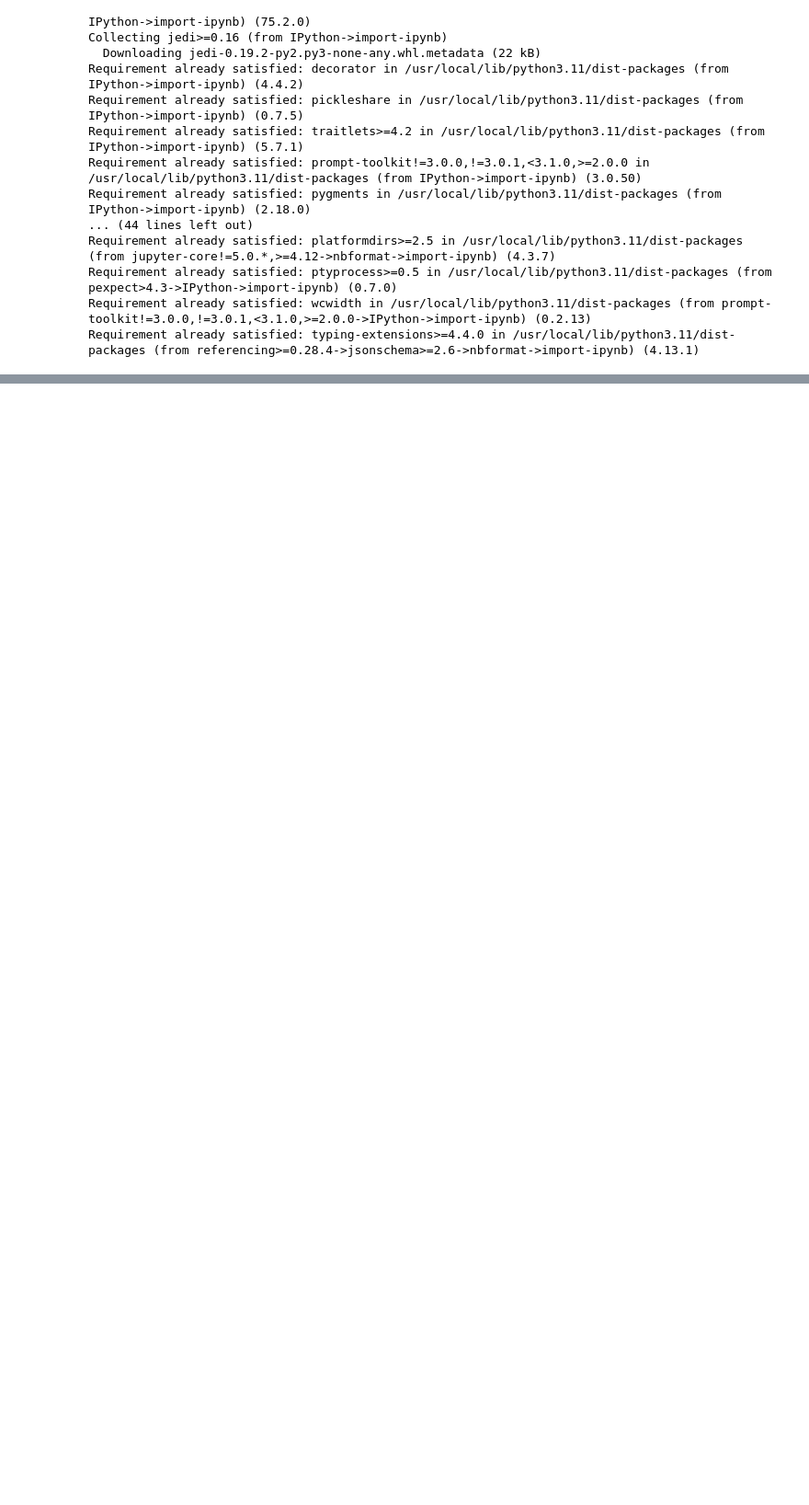
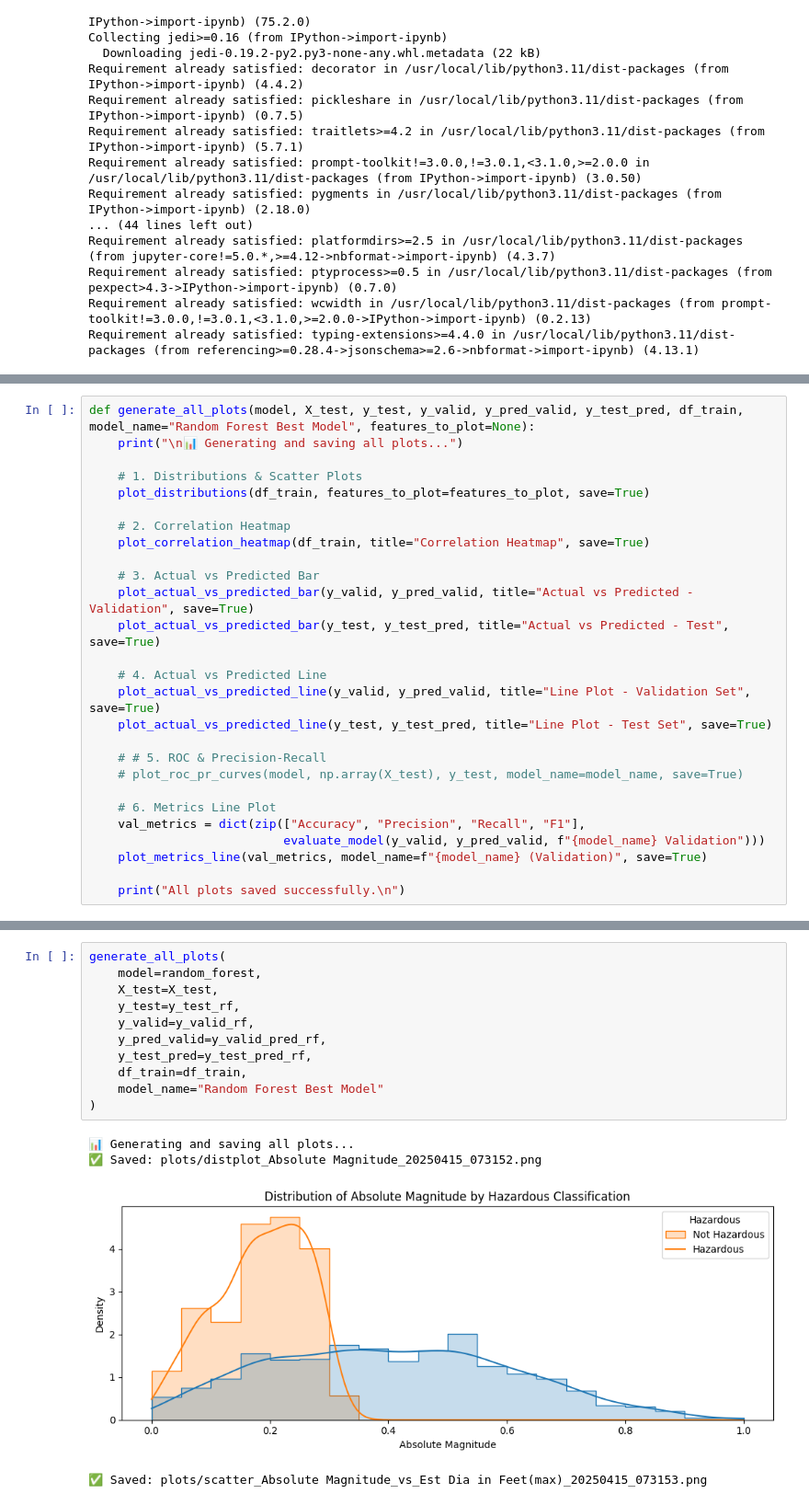
Before and after one commit to PriyanshuRao-code/AI-Lab-Project, a Jupyter notebook: FCNN_analysis.ipynb, the cells around one changed output, grey strips where cells are left out. Shown at 92% size. Cells and saved outputs as stored; diff of their text form; blank space fills up the shorter version.

```diff
--- a/FCNN_analysis.ipynb
+++ b/FCNN_analysis.ipynb
@@ -55,0 +523,27 @@ from sklearn.metrics import accuracy_score, precision_score, recall_score, f1_sc
+# %%
+def generate_all_plots(model, X_test, y_test, y_valid, y_pred_valid, y_test_pred, df_train, model_name="Random Forest Best Model", features_to_plot=None):
+    print("\n📊 Generating and saving all plots...")
+
+    # 1. Distributions & Scatter Plots
+    plot_distributions(df_train, features_to_plot=features_to_plot, save=True)
+
+    # 2. Correlation Heatmap
+    plot_correlation_heatmap(df_train, title="Correlation Heatmap", save=True)
+
+    # 3. Actual vs Predicted Bar
+    plot_actual_vs_predicted_bar(y_valid, y_pred_valid, title="Actual vs Predicted - Validation", save=True)
+    plot_actual_vs_predicted_bar(y_test, y_test_pred, title="Actual vs Predicted - Test", save=True)
+
+    # 4. Actual vs Predicted Line
+    plot_actual_vs_predicted_line(y_valid, y_pred_valid, title="Line Plot - Validation Set", save=True)
+    plot_actual_vs_predicted_line(y_test, y_test_pred, title="Line Plot - Test Set", save=True)
+
+    # # 5. ROC & Precision-Recall
+    # plot_roc_pr_curves(model, np.array(X_test), y_test, model_name=model_name, save=True)
+
+    # 6. Metrics Line Plot
+    val_metrics = dict(zip(["Accuracy", "Precision", "Recall", "F1"],
+                           evaluate_model(y_valid, y_pred_valid, f"{model_name} Validation")))
+    plot_metrics_line(val_metrics, model_name=f"{model_name} (Validation)", save=True)
+
+    print("All plots saved successfully.\n")
@@ -55,0 +580,16 @@ from sklearn.metrics import accuracy_score, precision_score, recall_score, f1_sc
+# %%
+generate_all_plots(
+    model=random_forest,
+    X_test=X_test,
+    y_test=y_test_rf,
+    y_valid=y_valid_rf,
+    y_pred_valid=y_valid_pred_rf,
+    y_test_pred=y_test_pred_rf,
+    df_train=df_train,
+    model_name="Random Forest Best Model"
+)
+# %% [output]
+📊 Generating and saving all plots...
+✅ Saved: plots/distplot_Absolute Magnitude_20250415_073152.png
+[figure, added]
+✅ Saved: plots/scatter_Absolute Magnitude_vs_Est Dia in Feet(max)_20250415_073153.png
```
Also changed, not shown: parts of 29 cells of this notebook.
